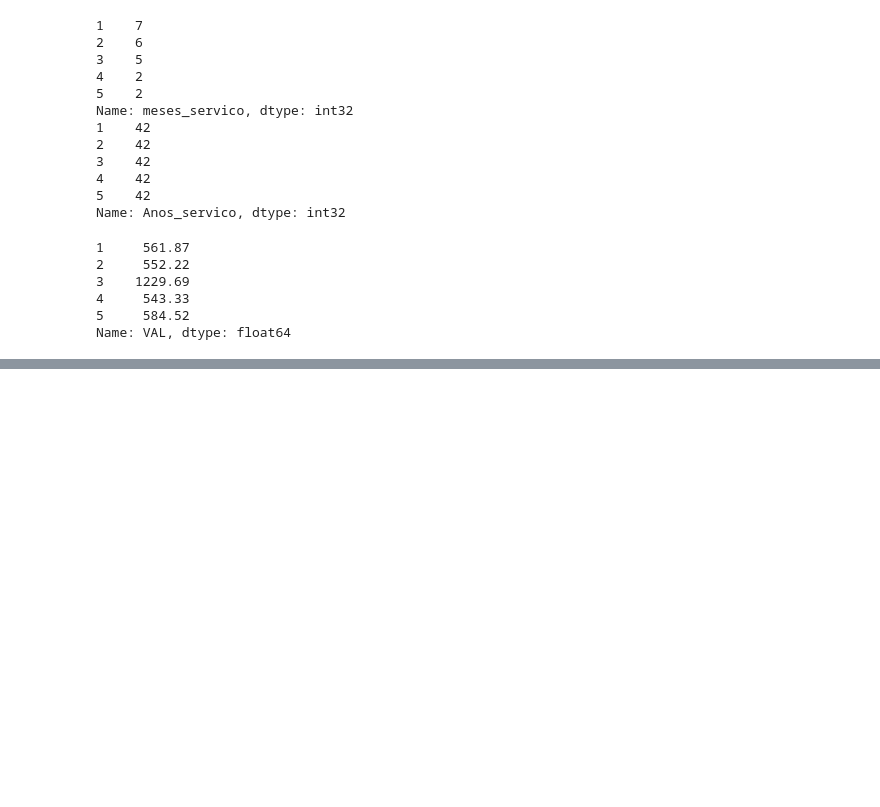
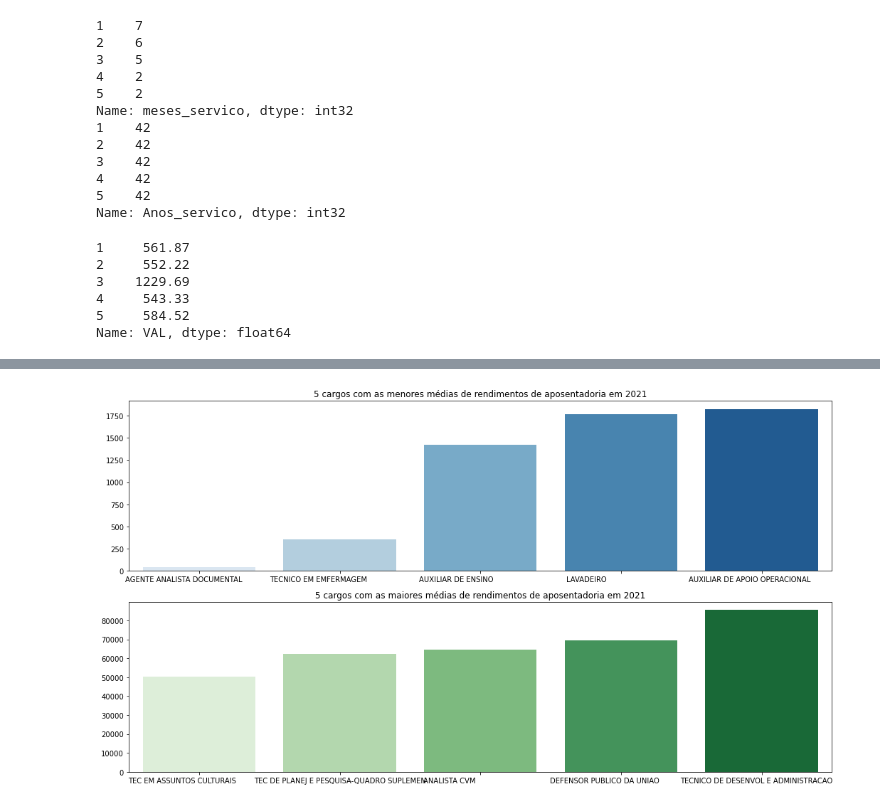
Before and after one commit to ghastcmd/data-science-project, a Jupyter notebook: Projeto.ipynb, the cells around one changed output, grey strips where cells are left out. Saved outputs shown, nothing was run; the diff lists cells and outputs as text; code cells hidden in the pictures; blank space fills up the shorter version.

```diff
--- a/Projeto.ipynb
+++ b/Projeto.ipynb
@@ -139,0 +161,25 @@ fig.savefig('valor médio mensal dos abonos em 2021.png', format='png', dpi=100)
+# %%
+#Redimentos aposentadoria de acordo com o cargo
+redimentos = pd.DataFrame(df_ap.groupby('Cargo').Rendimento_liq.mean().sort_values())
+redimentos = redimentos.reset_index()
+
+menores_rend = redimentos.iloc[0:5]
+maiores_rend = redimentos.tail(5)
+
+fig, ax = plt.subplots(2, figsize=(15,8))
+
+x1 = list(menores_rend['Cargo'])
+y1 = list(menores_rend['Rendimento_liq'])
+
+sns.barplot(ax=ax[0], x=x1, y=y1, palette="Blues")
+ax[0].set_title("5 cargos com as menores médias de rendimentos de aposentadoria em 2021")
+
+x2 = list(maiores_rend['Cargo'])
+y2 = list(maiores_rend['Rendimento_liq'])
+sns.barplot(ax=ax[1], x=x2, y=y2, palette="Greens")
+ax[1].set_title("5 cargos com as maiores médias de rendimentos de aposentadoria em 2021")
+
+fig.tight_layout()
+plt.savefig('Médias de rendimento por cargo')
+# %% [output]
+[figure, added]
```
Also changed, not shown: parts of 7 cells of this notebook.
